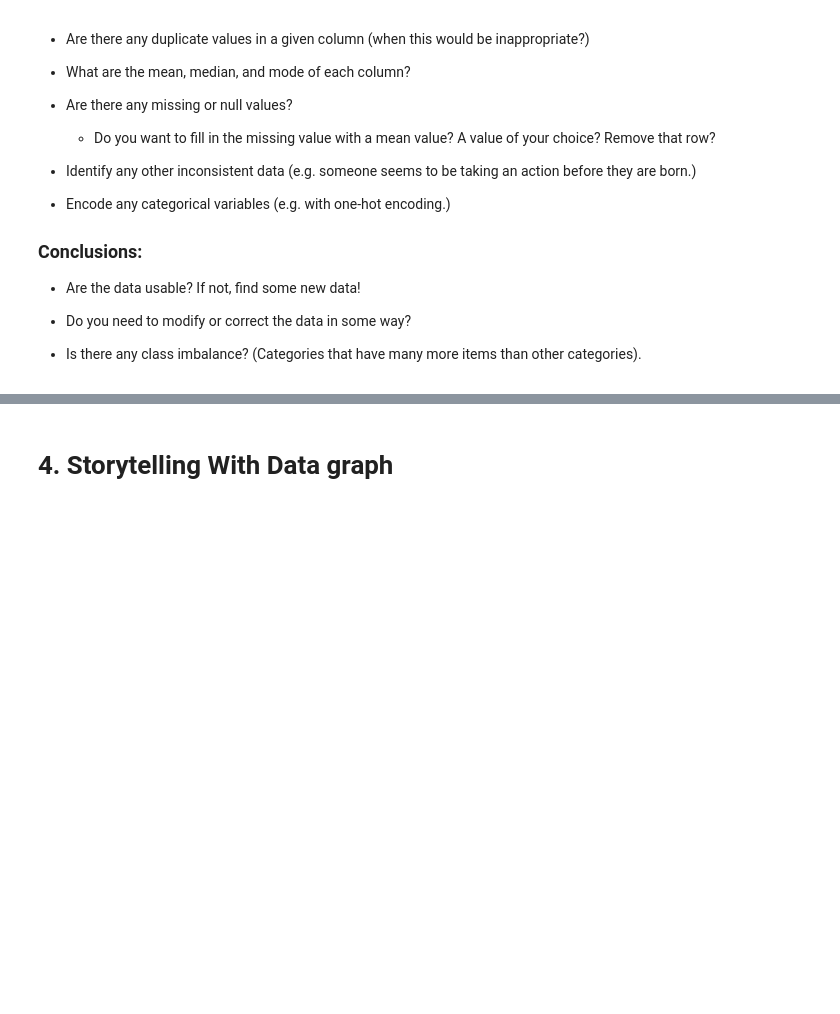
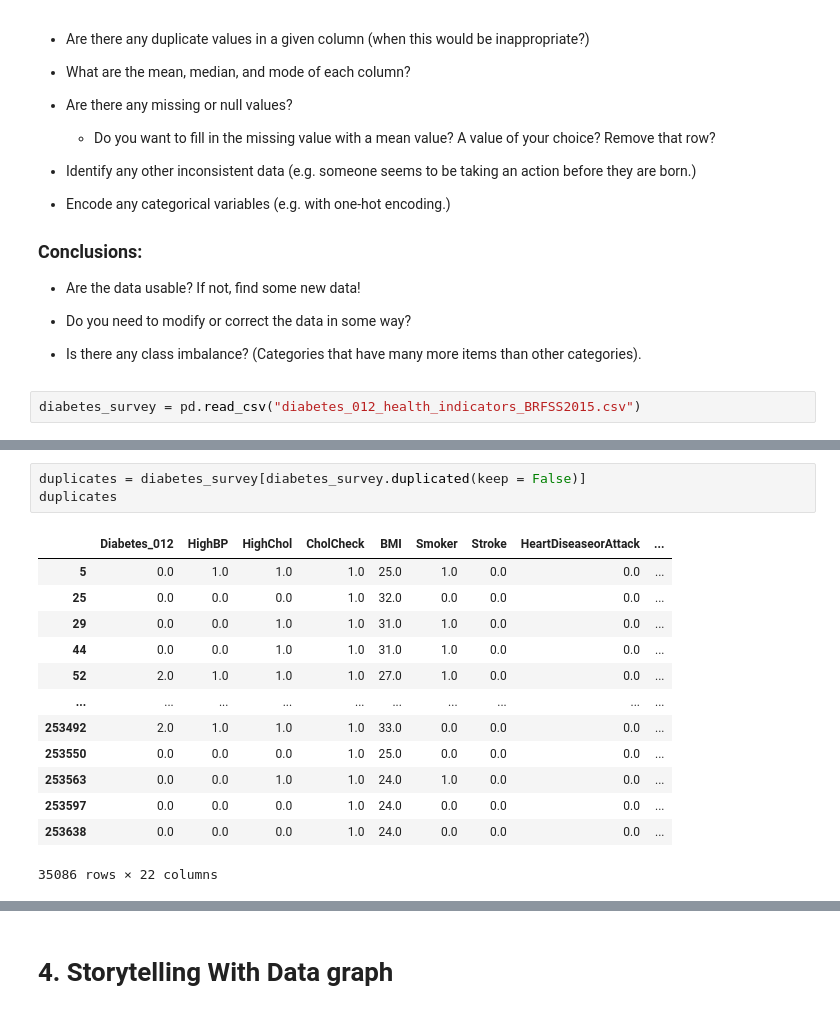
Before and after one commit to anamomds/AI_For_Leaders_II, a Jupyter notebook: OMDS-ModB2-Week2-Nam-Alexander.ipynb, the cells around one changed output, grey strips where cells are left out. Drawn from its saved outputs; the diff is of its cells as text; blank space fills up the shorter version.

```diff
--- a/OMDS-ModB2-Week2-Nam-Alexander.ipynb
+++ b/OMDS-ModB2-Week2-Nam-Alexander.ipynb
@@ -44,3 +44,5 @@ This week, you will do the same types of exercises as last week, but you should
 - Do you need to modify or correct the data in some way?
 
 - Is there any class imbalance?  (Categories that have many more items than other categories).
+# %%
+diabetes_survey = pd.read_csv("diabetes_012_health_indicators_BRFSS2015.csv")
@@ -46,0 +98,17 @@ This week, you will do the same types of exercises as last week, but you should
+# %%
+duplicates = diabetes_survey[diabetes_survey.duplicated(keep = False)]
+duplicates
+# %% [output]
+|  | Diabetes_012 | HighBP | HighChol | CholCheck | BMI | Smoker | Stroke | HeartDiseaseorAttack | ... |
+| 5 | 0.0 | 1.0 | 1.0 | 1.0 | 25.0 | 1.0 | 0.0 | 0.0 | ... |
+| 25 | 0.0 | 0.0 | 0.0 | 1.0 | 32.0 | 0.0 | 0.0 | 0.0 | ... |
+| 29 | 0.0 | 0.0 | 1.0 | 1.0 | 31.0 | 1.0 | 0.0 | 0.0 | ... |
+| 44 | 0.0 | 0.0 | 1.0 | 1.0 | 31.0 | 1.0 | 0.0 | 0.0 | ... |
+| 52 | 2.0 | 1.0 | 1.0 | 1.0 | 27.0 | 1.0 | 0.0 | 0.0 | ... |
+| ... | ... | ... | ... | ... | ... | ... | ... | ... | ... |
+| 253492 | 2.0 | 1.0 | 1.0 | 1.0 | 33.0 | 0.0 | 0.0 | 0.0 | ... |
+| 253550 | 0.0 | 0.0 | 0.0 | 1.0 | 25.0 | 0.0 | 0.0 | 0.0 | ... |
+| 253563 | 0.0 | 0.0 | 1.0 | 1.0 | 24.0 | 1.0 | 0.0 | 0.0 | ... |
+| 253597 | 0.0 | 0.0 | 0.0 | 1.0 | 24.0 | 0.0 | 0.0 | 0.0 | ... |
+| 253638 | 0.0 | 0.0 | 0.0 | 1.0 | 24.0 | 0.0 | 0.0 | 0.0 | ... |
+35086 rows × 22 columns
```
Also changed, not shown: parts of 8 cells of this notebook, 1 other file.
